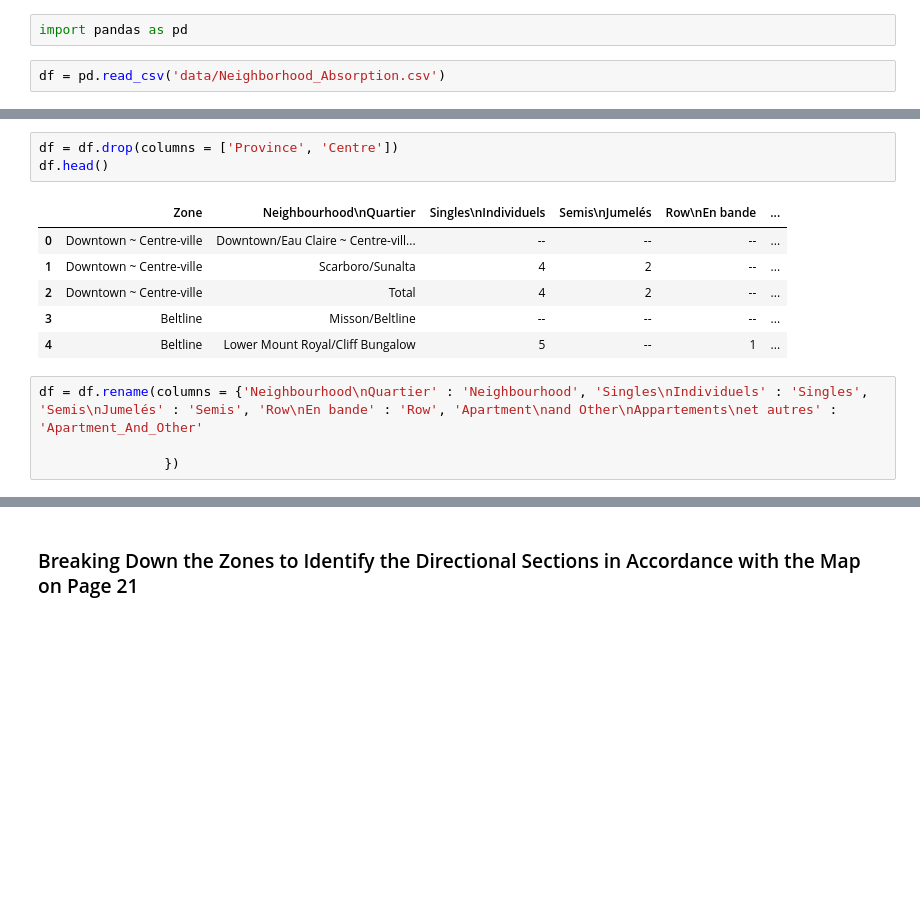
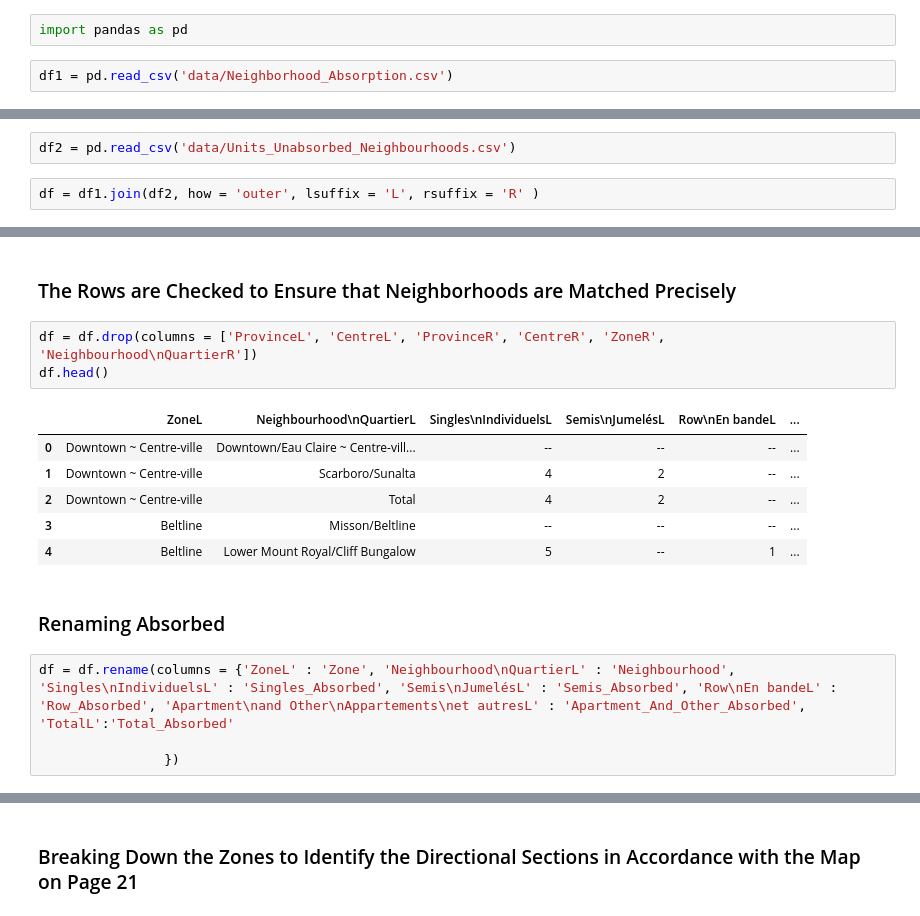
Before and after one commit to jaykayso/glamorgan, a Jupyter notebook: calgary_five.ipynb, the cells around one changed output, grey strips where cells are left out. Cells and saved outputs as stored; diff of their text form; blank space fills up the shorter version.

```diff
--- a/calgary_five.ipynb
+++ b/calgary_five.ipynb
@@ -7,5 +7,5 @@ Unabsorbed and Absorbed Tables need to be joined.
 # %%
 import pandas as pd
 # %%
-df = pd.read_csv('data/Neighborhood_Absorption.csv')
+df1 = pd.read_csv('data/Neighborhood_Absorption.csv')
 # %%
@@ -17,3 +17,7 @@ df.tail()
 | 58 | Alta/Alb. | Calgary | Other Centres ~ Autres centres | Calgary CMA Remainder ~ Calgary R... | 311 | 42 | 12 | ... |
 | 59 | Alta/Alb. | Calgary | Other Centres ~ Autres centres | Total | 1,025 | 347 | 324 | ... |
 | 60 | Alta/Alb. | Calgary | Total | Total | 3,904 | 1,281 | 1,689 | ... |
+# %%
+df2 = pd.read_csv('data/Units_Unabsorbed_Neighbourhoods.csv')
+# %%
+df = df1.join(df2, how = 'outer', lsuffix = 'L', rsuffix = 'R' )
@@ -20,14 +33,18 @@ df.tail()
+# %% [markdown]
+### The Rows are Checked to Ensure that Neighborhoods are Matched Precisely
 # %%
-df = df.drop(columns = ['Province', 'Centre'])
+df = df.drop(columns = ['ProvinceL', 'CentreL', 'ProvinceR', 'CentreR', 'ZoneR', 'Neighbourhood\nQuartierR'])
 df.head()
 # %% [output]
-|  | Zone | Neighbourhood\nQuartier | Singles\nIndividuels | Semis\nJumelés | Row\nEn bande | ... |
+|  | ZoneL | Neighbourhood\nQuartierL | Singles\nIndividuelsL | Semis\nJumelésL | Row\nEn bandeL | ... |
 | 0 | Downtown ~ Centre-ville | Downtown/Eau Claire ~ Centre-vill... | -- | -- | -- | ... |
 | 1 | Downtown ~ Centre-ville | Scarboro/Sunalta | 4 | 2 | -- | ... |
 | 2 | Downtown ~ Centre-ville | Total | 4 | 2 | -- | ... |
 | 3 | Beltline | Misson/Beltline | -- | -- | -- | ... |
 | 4 | Beltline | Lower Mount Royal/Cliff Bungalow | 5 | -- | 1 | ... |
+# %% [markdown]
+### Renaming Absorbed
 # %%
-df = df.rename(columns = {'Neighbourhood\nQuartier' : 'Neighbourhood', 'Singles\nIndividuels' : 'Singles', 'Semis\nJumelés' : 'Semis', 'Row\nEn bande' : 'Row', 'Apartment\nand Other\nAppartements\net autres' : 'Apartment_And_Other'
+df = df.rename(columns = {'ZoneL' : 'Zone', 'Neighbourhood\nQuartierL' : 'Neighbourhood', 'Singles\nIndividuelsL' : 'Singles_Absorbed', 'Semis\nJumelésL' : 'Semis_Absorbed', 'Row\nEn bandeL' : 'Row_Absorbed', 'Apartment\nand Other\nAppartements\net autresL' : 'Apartment_And_Other_Absorbed', 'TotalL':'Total_Absorbed'
 
                 })
```
Also changed, not shown: parts of 21 cells of this notebook.
